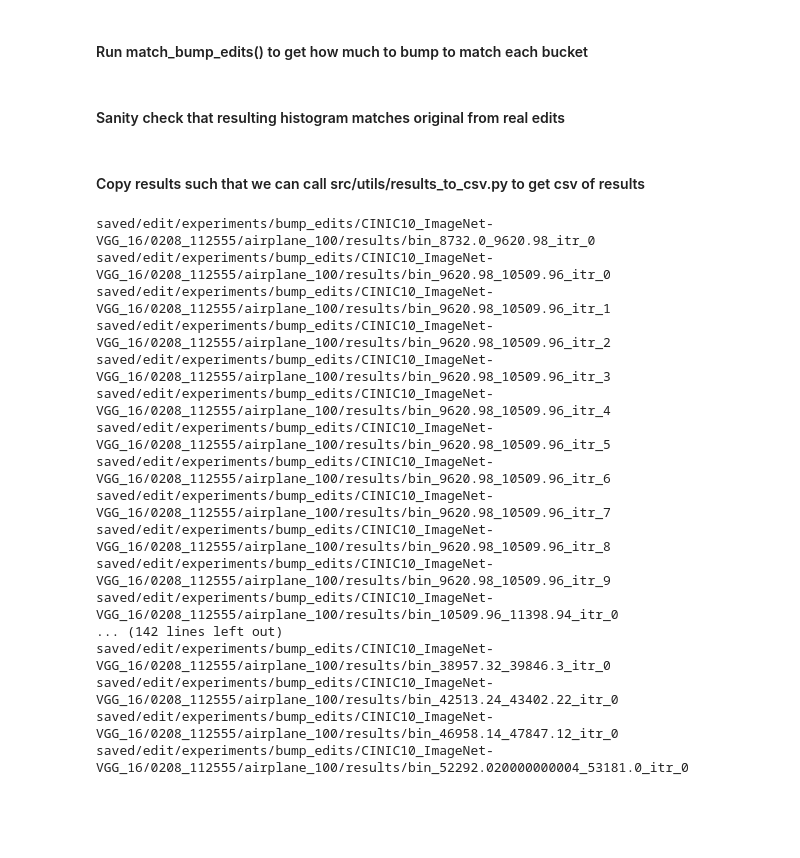
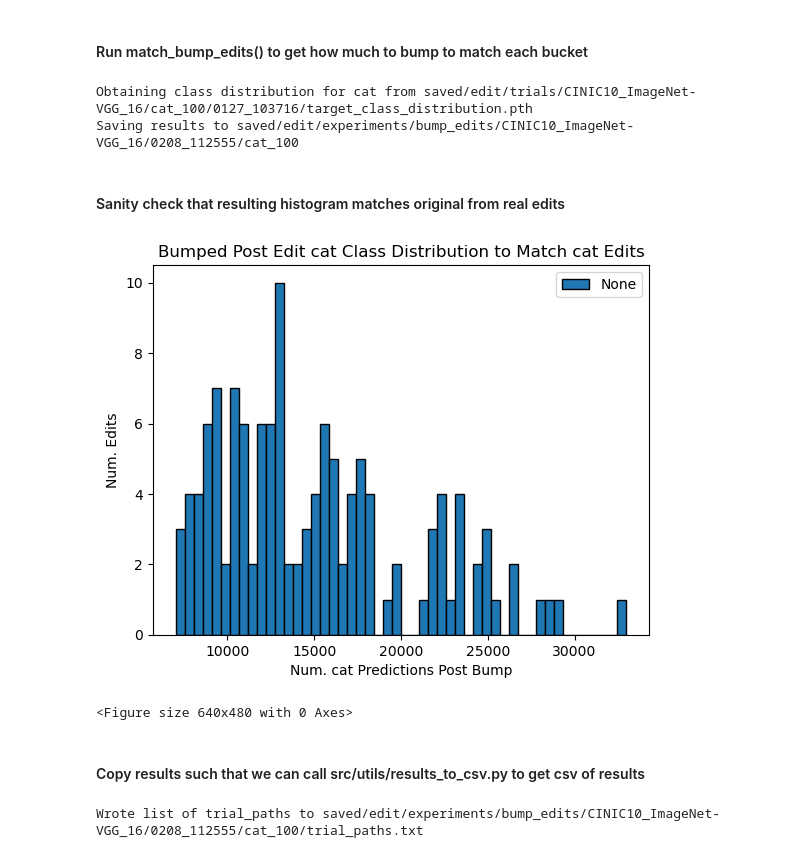
Before and after one commit to allisonchen23/model-editing, a Jupyter notebook: bump_noise_model_editing.ipynb, the cells around one changed output. Cells and saved outputs as stored; diff of their text form; code cells hidden in the pictures; blank space fills up the shorter version.

```diff
--- a/bump_noise_model_editing.ipynb
+++ b/bump_noise_model_editing.ipynb
@@ -39,8 +39,8 @@ device, device_ids = prepare_device(config_dict['n_gpu'])
 # %% [markdown]
 ### Get the Target Class Distribution Across All Edits for Specific Class
 # %%
-class_name = 'airplane'
-target_class_idx = class_idx_dict[class_name]
+target_class_name = 'cat'
+target_class_idx = class_idx_dict[target_class_name]
 n_select = 100
 timestamp = '0127_103716'
 save_timestamp = '0208_112555'
@@ -57,11 +57,17 @@ def save_class_distribution(csv_path,
         csv_path=csv_path,
         drop_duplicates=['ID']
     )
+
+    # Obtain number of predictions for target class pre edit
+    pre_edit_class_distribution = df['Pre Class Dist'].to_numpy()
+    pre_edit_class_distribution = np.stack(pre_edit_class_distribution)
+    target_pre_edit_class_predictions = np.mean(pre_edit_class_distribution[:, target_class_idx])
+
+    # Obtain number of predictions for target class post edit for each trial
     class_distribution = df['Post Class Dist'].to_numpy()
     class_distribution = np.stack(class_distribution, axis=0)
     target_class_distribution = class_distribution[:, target_class_idx]
-
-    target_class_bins = np.bincount(target_class_distribution)
+    # target_class_bins = np.bincount(target_class_distribution)
 
     histogram_save_path = os.path.join(os.path.dirname(csv_path), 'graphs', 'summary', 'target_class_distribution.png')
     title = 'Post Edit {} Class Distribution for {} Edits'.format(target_class_name, target_class_name)
@@ -75,6 +81,7 @@ def save_class_distribution(csv_path,
         title=title,
         xlabel=xlabel,
         ylabel=ylabel,
+        marker=target_pre_edit_class_predictions,
         show=show)
 
     bin_tuples = []
@@ -389,15 +381,17 @@ def match_bump_edits(data_loader,
 #### Run match_bump_edits() to get how much to bump to match each bucket
 # %%
 target_class_distribution_path = os.path.join(root_dir, 'target_class_distribution.pth').format(
-    class_name)
+    target_class_name)
 target_class_distribution = torch.load(target_class_distribution_path)
 bin_lows = target_class_distribution['histogram_bins']
 
-bump_save_dir = os.path.join(os.path.dirname(os.path.dirname(config.save_dir)), save_timestamp, '{}_{}'.format(class_name, n_select))
+bump_save_dir = os.path.join(os.path.dirname(os.path.dirname(config.save_dir)), save_timestamp, '{}_{}'.format(target_class_name, n_select))
 
 # Save a copy of histogram info to save_dir
-torch.save(target_class_distribution, os.path.join(save_dir, 'target_class_distribution.pth'))
+torch.save(target_class_distribution, os.path.join(bump_save_dir, 'target_class_distribution.pth'))
 # Run bump experiments
+print("Obtaining class distribution for {} from {}".format(target_class_name, target_class_distribution_path))
+print("Saving results to {}".format(bump_save_dir))
 match_bump_edits(
     data_loader=val_paths_data_loader,
     model=model,
@@ -407,35 +401,49 @@ match_bump_edits(
     bin_lows=bin_lows,
     target_class_idx=target_class_idx,
     save_dir=bump_save_dir)
+# %% [output]
+Obtaining class distribution for cat from saved/edit/trials/CINIC10_ImageNet-VGG_16/cat_100/0127_103716/target_class_distribution.pth
+Saving results to saved/edit/experiments/bump_edits/CINIC10_ImageNet-VGG_16/0208_112555/cat_100
 # %% [markdown]
 #### Sanity check that resulting histogram matches original from real edits
 # %%
-save_dir = os.path.join(os.path.dirname(config.save_dir), '{}_{}'.format(class_name, n_select))
-save_path = os.path.join(save_dir, 'bumps_preds_metrics.pth')
+bump_save_dir = os.path.join(os.path.dirname(os.path.dirname(config.save_dir)), save_timestamp, '{}_{}'.format(target_class_name, n_select))
+metrics_save_path = os.path.join(bump_save_dir, 'bumps_preds_metrics.pth')
 
-bumped_target_class_dist = torch.load(save_path)
+bumped_target_class_dist = torch.load(metrics_save_path)
 
 bumped_hist_data = []
 
 
 target_class_dist_dict = torch.load(target_class_distribution_path)
 
 for n_target_predictions, bucket_value in zip(
     bumped_target_class_dist['target_class_predictions'],
     target_class_distribution['histogram_bin_values']):
     cur_data = [n_target_predictions for i in range(int(bucket_value))]
     bumped_hist_data += cur_data
 
 bins = target_class_distribution['histogram_bins']
+bin_values = target_class_distribution['histogram_bin_values']
 
-histogram(
+histogram_save_path = os.path.join(
+    bump_save_dir,
+    'graphs',
+    'summary',
+    'bumped_target_class_distribution.png')
+bump_bin_values, bump_bins, _= histogram(
         data=bumped_hist_data,
         n_bins=bins, #50,
-        save_path=None,
-        title='Bumped Post Edit {} Class Distribution to Match {} Edits'.format(class_name, class_name),
-        xlabel='Num. {} Predictions Post Bump'.format(class_name),
+        title='Bumped Post Edit {} Class Distribution to Match {} Edits'.format(target_class_name, target_class_name),
+        xlabel='Num. {} Predictions Post Bump'.format(target_class_name),
         ylabel='Num. Edits',
+        save_path=histogram_save_path,
         show=True)
+
+assert (bin_values == bump_bin_values).all()
+# %% [output]
+[figure, added]
+<Figure size 640x480 with 0 Axes>
 # %% [markdown]
 #### Copy results such that we can call src/utils/results_to_csv.py to get csv of results
 # %%
@@ -514,21 +517,8 @@ trial_paths = create_bump_results(
     target_class_distribution=target_class_distribution,
     results_save_dir=results_save_dir,
     trial_paths_path=trial_paths_path)
+
+write_lists(trial_paths_path, trial_paths)
+print("Wrote list of trial_paths to {}".format(trial_paths_path))
 # %% [output]
-saved/edit/experiments/bump_edits/CINIC10_ImageNet-VGG_16/0208_112555/airplane_100/results/bin_8732.0_9620.98_itr_0
-saved/edit/experiments/bump_edits/CINIC10_ImageNet-VGG_16/0208_112555/airplane_100/results/bin_9620.98_10509.96_itr_0
-saved/edit/experiments/bump_edits/CINIC10_ImageNet-VGG_16/0208_112555/airplane_100/results/bin_9620.98_10509.96_itr_1
-saved/edit/experiments/bump_edits/CINIC10_ImageNet-VGG_16/0208_112555/airplane_100/results/bin_9620.98_10509.96_itr_2
-saved/edit/experiments/bump_edits/CINIC10_ImageNet-VGG_16/0208_112555/airplane_100/results/bin_9620.98_10509.96_itr_3
-saved/edit/experiments/bump_edits/CINIC10_ImageNet-VGG_16/0208_112555/airplane_100/results/bin_9620.98_10509.96_itr_4
-saved/edit/experiments/bump_edits/CINIC10_ImageNet-VGG_16/0208_112555/airplane_100/results/bin_9620.98_10509.96_itr_5
-saved/edit/experiments/bump_edits/CINIC10_ImageNet-VGG_16/0208_112555/airplane_100/results/bin_9620.98_10509.96_itr_6
-saved/edit/experiments/bump_edits/CINIC10_ImageNet-VGG_16/0208_112555/airplane_100/results/bin_9620.98_10509.96_itr_7
-saved/edit/experiments/bump_edits/CINIC10_ImageNet-VGG_16/0208_112555/airplane_100/results/bin_9620.98_10509.96_itr_8
-saved/edit/experiments/bump_edits/CINIC10_ImageNet-VGG_16/0208_112555/airplane_100/results/bin_9620.98_10509.96_itr_9
-saved/edit/experiments/bump_edits/CINIC10_ImageNet-VGG_16/0208_112555/airplane_100/results/bin_10509.96_11398.94_itr_0
-... (142 lines left out)
-saved/edit/experiments/bump_edits/CINIC10_ImageNet-VGG_16/0208_112555/airplane_100/results/bin_38957.32_39846.3_itr_0
-saved/edit/experiments/bump_edits/CINIC10_ImageNet-VGG_16/0208_112555/airplane_100/results/bin_42513.24_43402.22_itr_0
-saved/edit/experiments/bump_edits/CINIC10_ImageNet-VGG_16/0208_112555/airplane_100/results/bin_46958.14_47847.12_itr_0
-saved/edit/experiments/bump_edits/CINIC10_ImageNet-VGG_16/0208_112555/airplane_100/results/bin_52292.020000000004_53181.0_itr_0
+Wrote list of trial_paths to saved/edit/experiments/bump_edits/CINIC10_ImageNet-VGG_16/0208_112555/cat_100/trial_paths.txt
```
Also changed, not shown: parts of 5 cells of this notebook, 1 other file.
